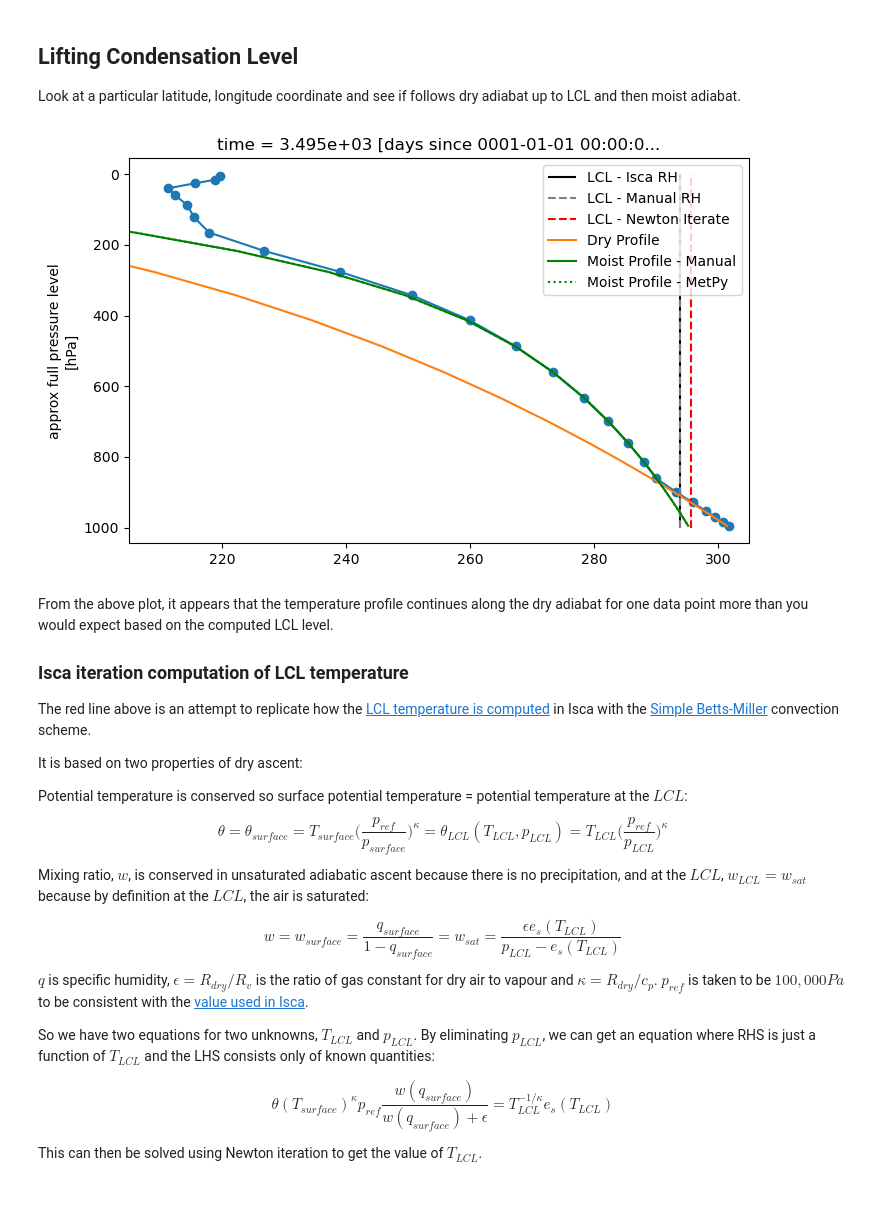
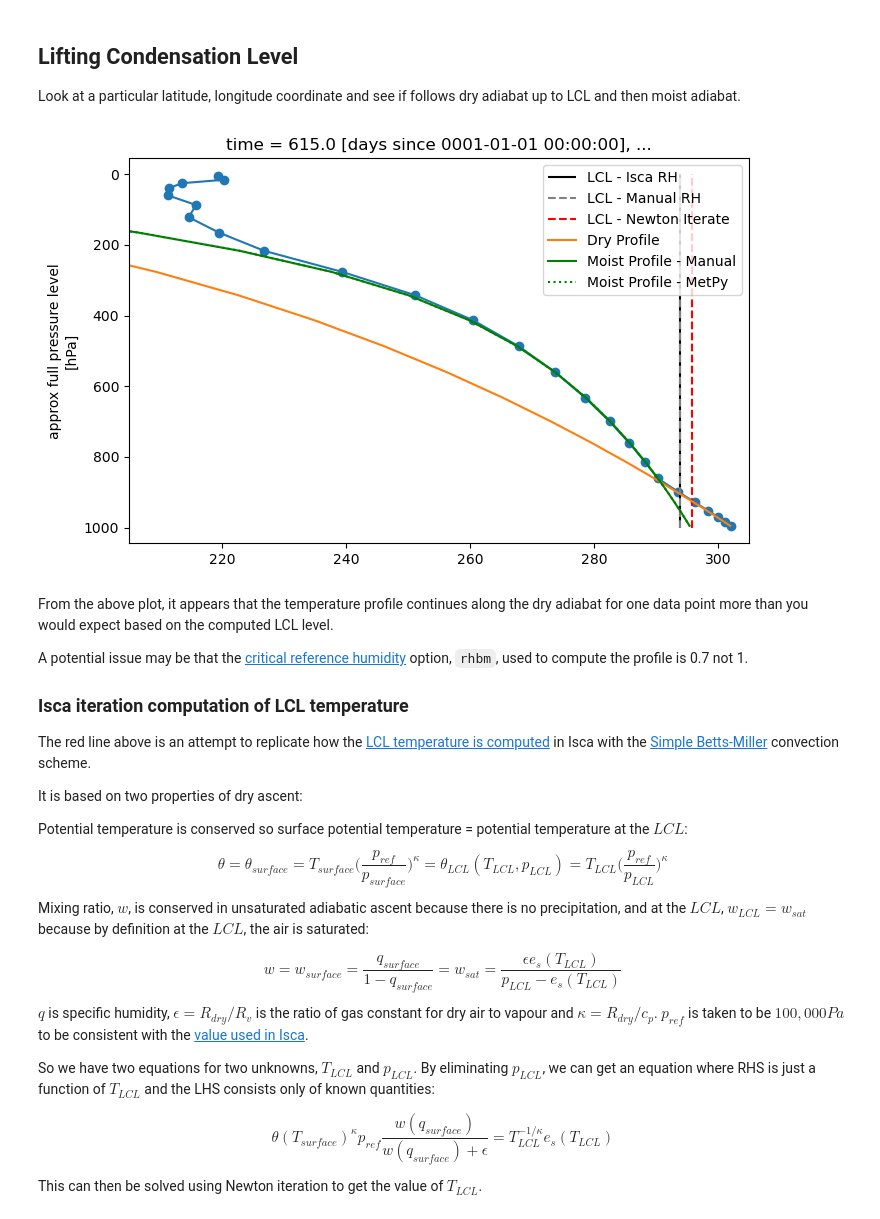
Before and after one commit to jduffield65/Isca, a Jupyter notebook: jobs/convective_coupling/aquaplanet/d5_2/lcl_notebook.ipynb, the cells around one changed output. Saved outputs shown, nothing was run; the diff lists cells and outputs as text; code cells hidden in the pictures.

```diff
--- a/jobs/convective_coupling/aquaplanet/d5_2/lcl_notebook.ipynb
+++ b/jobs/convective_coupling/aquaplanet/d5_2/lcl_notebook.ipynb
@@ -38,7 +38,7 @@ isca_tools.plot.plot_spin_up(ds.olr, frierson_net_toa_sw_dwn(ds.swdn_toa, ds.ps,
 ## Lifting Condensation Level
 Look at a particular latitude, longitude coordinate and see if follows dry adiabat up to LCL and then moist adiabat.
 # %%
-ds_tropics = ds.sel(lon=[240.125], lat=[0], time=[3500], method="nearest")
+ds_tropics = ds.sel(lon=[240.125], lat=[0], time=[600], method="nearest")
 fig, ax = plt.subplots(1,1, figsize=(8, 5))
 ax.scatter(ds_tropics.temp.to_numpy(), ds_tropics.temp.pfull.to_numpy())        # Add data points to see how discrete data is
 ds_tropics.temp.plot(yincrease=False, y='pfull', ax=ax);
@@ -58,36 +58,38 @@ def lcl_opt_func(x):
     # there is dry air in between, and also that mixing ratio is conserved between the surface and the LCL.
     p = float(ds_tropics.ps)
     p_ref = 1e5
     r = mixing_ratio_from_sphum(float(ds_tropics.sphum_2m))
 
     theta = x*(p/p_ref)**-kappa     # potential temperature
     value = theta**(-1/kappa) * p_ref * r/(epsilon+r)
     # value = x**(-1/kappa) * p * r/(epsilon+r)
     return value - saturation_vapor_pressure(x)/x**(1/kappa)
 lcl_newton = optimize.newton(lcl_opt_func, 270)
 
 ax.vlines(lcl_newton,1000,0, linestyles='--',colors='red', label='LCL - Newton Iterate');
 
 dry_temp = dry_profile(ds_tropics.temp_2m, ds_tropics.ps, ds_tropics.temp.pfull*100)
 dry_temp.plot(ax=ax, y='pfull', label='Dry Profile')
 
 moist_temp = moist_profile(float(ds_tropics.temp_2m), float(ds_tropics.ps), ds_tropics.temp.pfull.to_numpy()*100)
 p_moist_start = ds_tropics.temp.pfull.to_numpy().flatten()[-7] * 100
 temp_moist_start = ds_tropics.temp.to_numpy().flatten()[-7]
 moist_temp = moist_profile(temp_moist_start, p_moist_start, ds_tropics.temp.pfull.to_numpy()*100)
 ax.plot(moist_temp, ds_tropics.temp.pfull, color='green', label='Moist Profile - Manual')
 
 from metpy.units import units
 from metpy.calc import moist_lapse
 metpy_moist_temp = moist_lapse(ds_tropics.temp.pfull.to_numpy()*100 * units.pascal, temp_moist_start*units.kelvin, p_moist_start * units.pascal)
 ax.plot(metpy_moist_temp, ds_tropics.temp.pfull, color='green', linestyle=':', label='Moist Profile - MetPy')
 
 ax.set_xlim([205,305])
 plt.legend();
 # %% [output]
-[figure, old version]
+[figure, new version]
 # %% [markdown]
 From the above plot, it appears that the temperature profile continues along the dry adiabat for one data point more than you would expect based on the computed LCL level.
+
+A potential issue may be that the [critical reference humidity](https://execlim.github.io/Isca/modules/convection_simple_betts_miller.html#namelist-options) option, `rhbm`, used to compute the profile is 0.7 not 1.
 
 ### Isca iteration computation of LCL temperature
 
```
Also changed, not shown: parts of 1 cell of this notebook, 6 other files.
